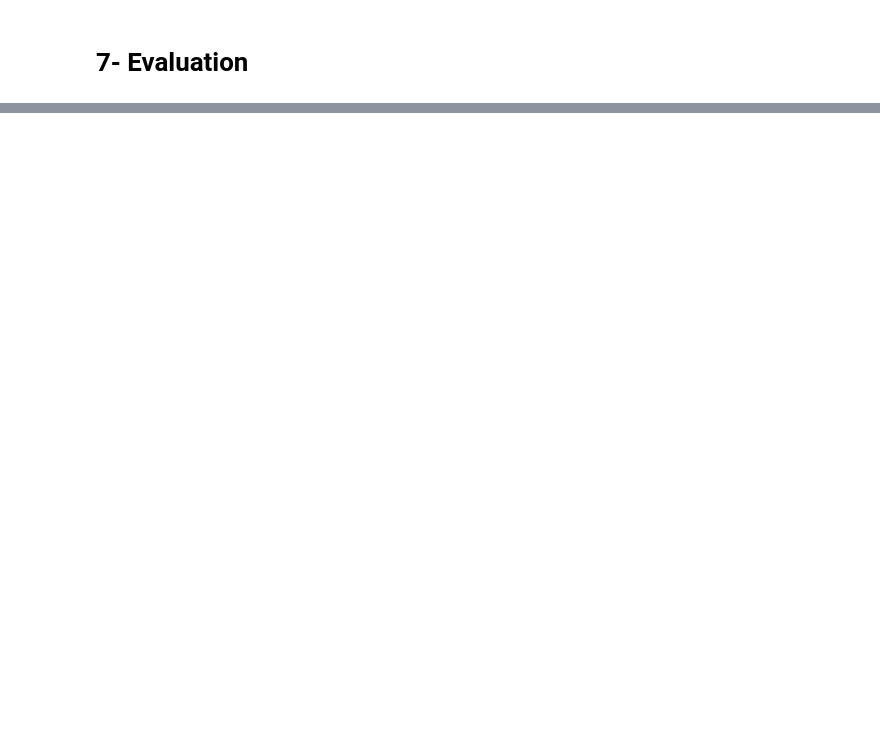
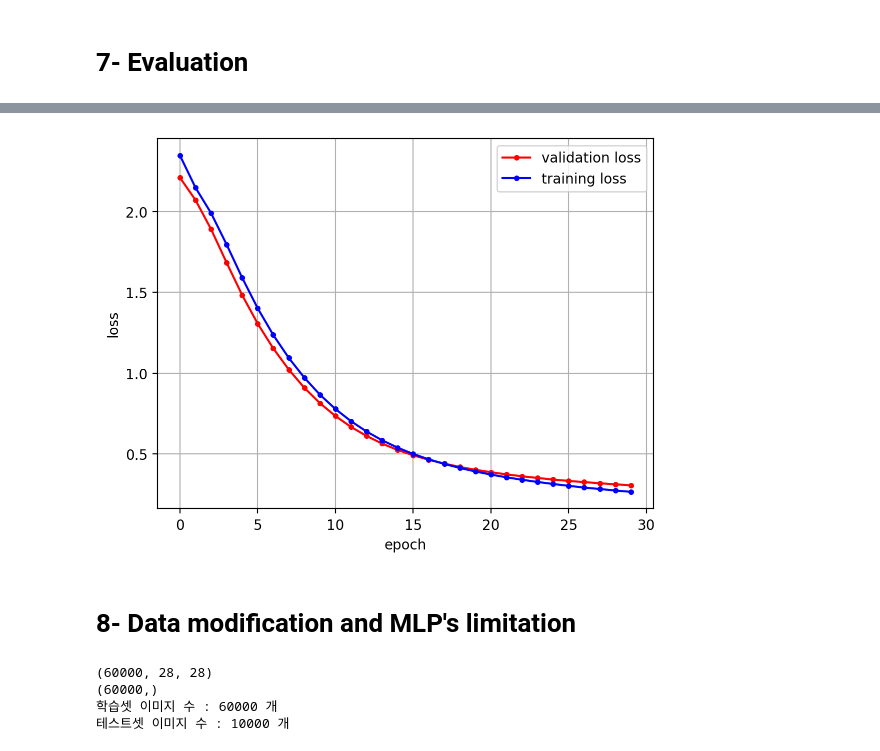
Before and after one commit to gyjong/aiffel_campus, a Jupyter notebook: quest_0306/0311_MNIST.ipynb, the cells around one changed output, grey strips where cells are left out. Cells and saved outputs as stored; diff of their text form; code cells hidden in the pictures; blank space fills up the shorter version.

```diff
--- a/quest_0306/0311_MNIST.ipynb
+++ b/quest_0306/0311_MNIST.ipynb
@@ -244,0 +256,17 @@ show_history_c(history)
+# %%
+# 그래프로 표현
+x_len = np.arange(len(val_loss))
+plt.plot(x_len, val_loss, marker='.', c="red", label='validation loss')
+plt.plot(x_len, loss, marker='.', c="blue", label='training loss')
+
+# 그래프에 그리드를 주고 레이블을 표시
+plt.legend(loc='upper right')
+# plt.axis([0, 20, 0, 0.35])
+plt.grid()
+plt.xlabel('epoch')
+plt.ylabel('loss')
+plt.show()
+# %% [output]
+[figure, added]
+# %% [markdown]
+# 8- Data modification and MLP's limitation
@@ -244,0 +276,14 @@ show_history_c(history)
+# %%
+# MNIST 데이터셋 불러오기
+(X_train, Y_train), (X_test, Y_test) = tf.keras.datasets.mnist.load_data()
+
+# shape 확인하기
+print(X_train.shape) # 28 x 28의 이미지가 60,000장
+print(Y_train.shape) ## [ 5, 1, 2, 3, 4, 4,   .... ]
+print("학습셋 이미지 수 : %d 개" % (X_train.shape[0]))
+print("테스트셋 이미지 수 : %d 개" % (X_test.shape[0]))
+# %% [output]
+(60000, 28, 28)
+(60000,)
+학습셋 이미지 수 : 60000 개
+테스트셋 이미지 수 : 10000 개
```
Also changed, not shown: parts of 21 cells of this notebook, 2 other files.
